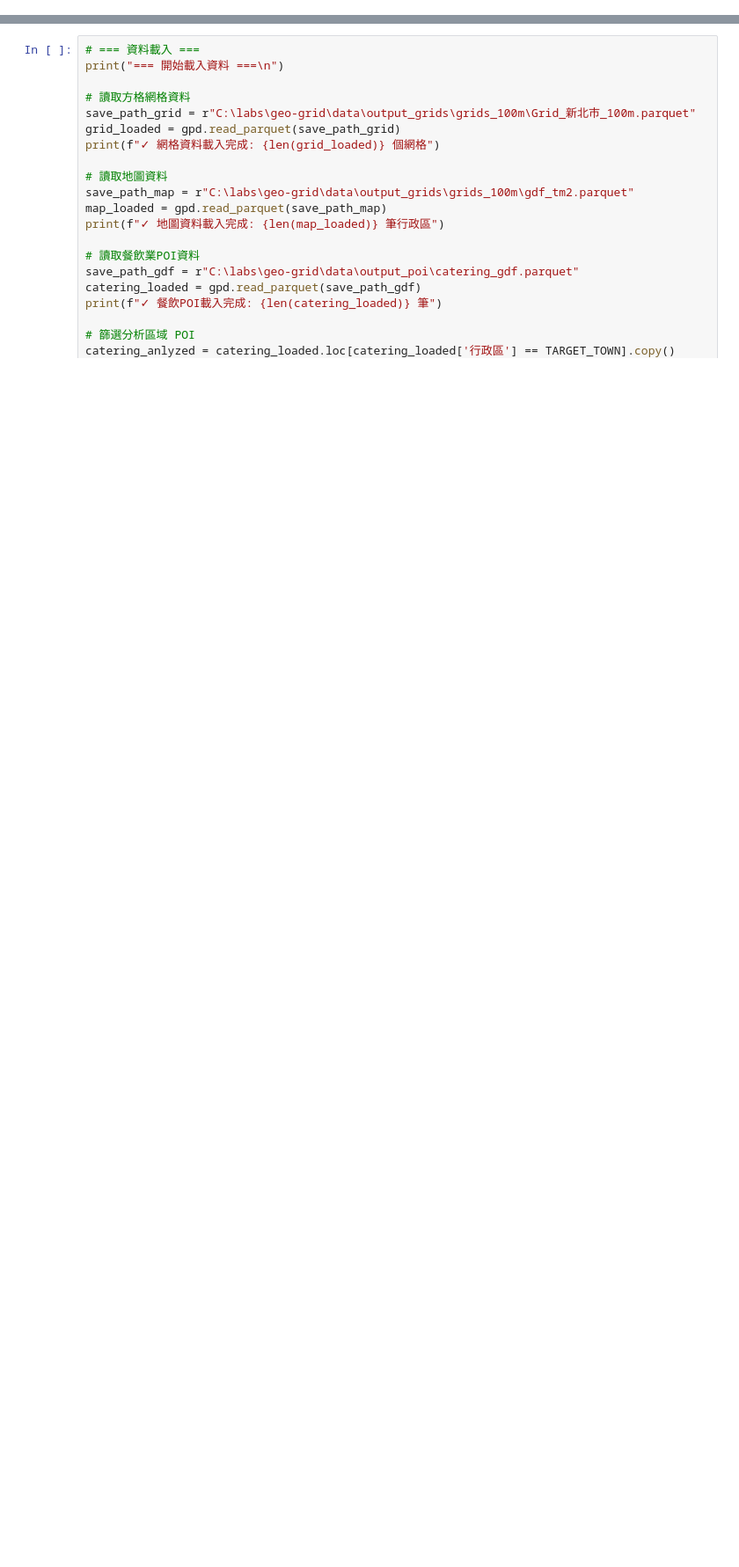
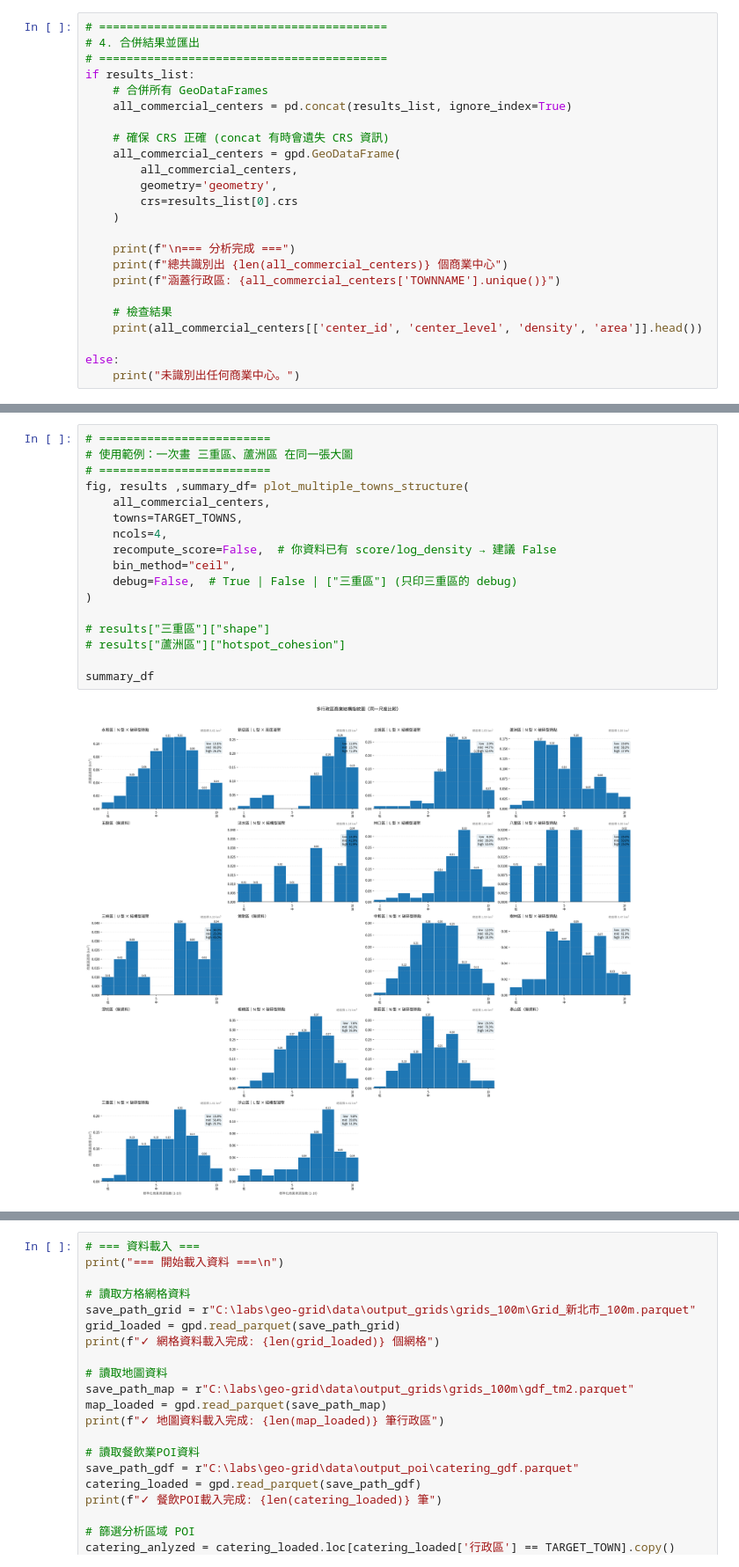
Before and after one commit to parksontyc/geo-grid, a Jupyter notebook: src/main_analyzed_v1.ipynb, the cells around one changed output, grey strips where cells are left out. Shown at 88% size. Drawn from its saved outputs; the diff is of its cells as text; blank space fills up the shorter version.

```diff
--- a/src/main_analyzed_v1.ipynb
+++ b/src/main_analyzed_v1.ipynb
@@ -1038,0 +1377,24 @@ weights = {
+# %%
+# ==========================================
+# 4. 合併結果並匯出
+# ==========================================
+if results_list:
+    # 合併所有 GeoDataFrames
+    all_commercial_centers = pd.concat(results_list, ignore_index=True)
+
+    # 確保 CRS 正確 (concat 有時會遺失 CRS 資訊)
+    all_commercial_centers = gpd.GeoDataFrame(
+        all_commercial_centers,
+        geometry='geometry',
+        crs=results_list[0].crs
+    )
+
+    print(f"\n=== 分析完成 ===")
+    print(f"總共識別出 {len(all_commercial_centers)} 個商業中心")
+    print(f"涵蓋行政區: {all_commercial_centers['TOWNNAME'].unique()}")
+
+    # 檢查結果
+    print(all_commercial_centers[['center_id', 'center_level', 'density', 'area']].head())
+
+else:
+    print("未識別出任何商業中心。")
@@ -1038,0 +1784,19 @@ weights = {
+# %%
+# =========================
+# 使用範例：一次畫 三重區、蘆洲區 在同一張大圖
+# =========================
+fig, results ,summary_df= plot_multiple_towns_structure(
+    all_commercial_centers,
+    towns=TARGET_TOWNS,
+    ncols=4,
+    recompute_score=False,  # 你資料已有 score/log_density → 建議 False
+    bin_method="ceil",
+    debug=False,  # True | False | ["三重區"] (只印三重區的 debug)
+)
+
+# results["三重區"]["shape"]
+# results["蘆洲區"]["hotspot_cohesion"]
+
+summary_df
+# %% [output]
+[figure, added]
```
Also changed, not shown: parts of 17 cells of this notebook, 2 other files.
